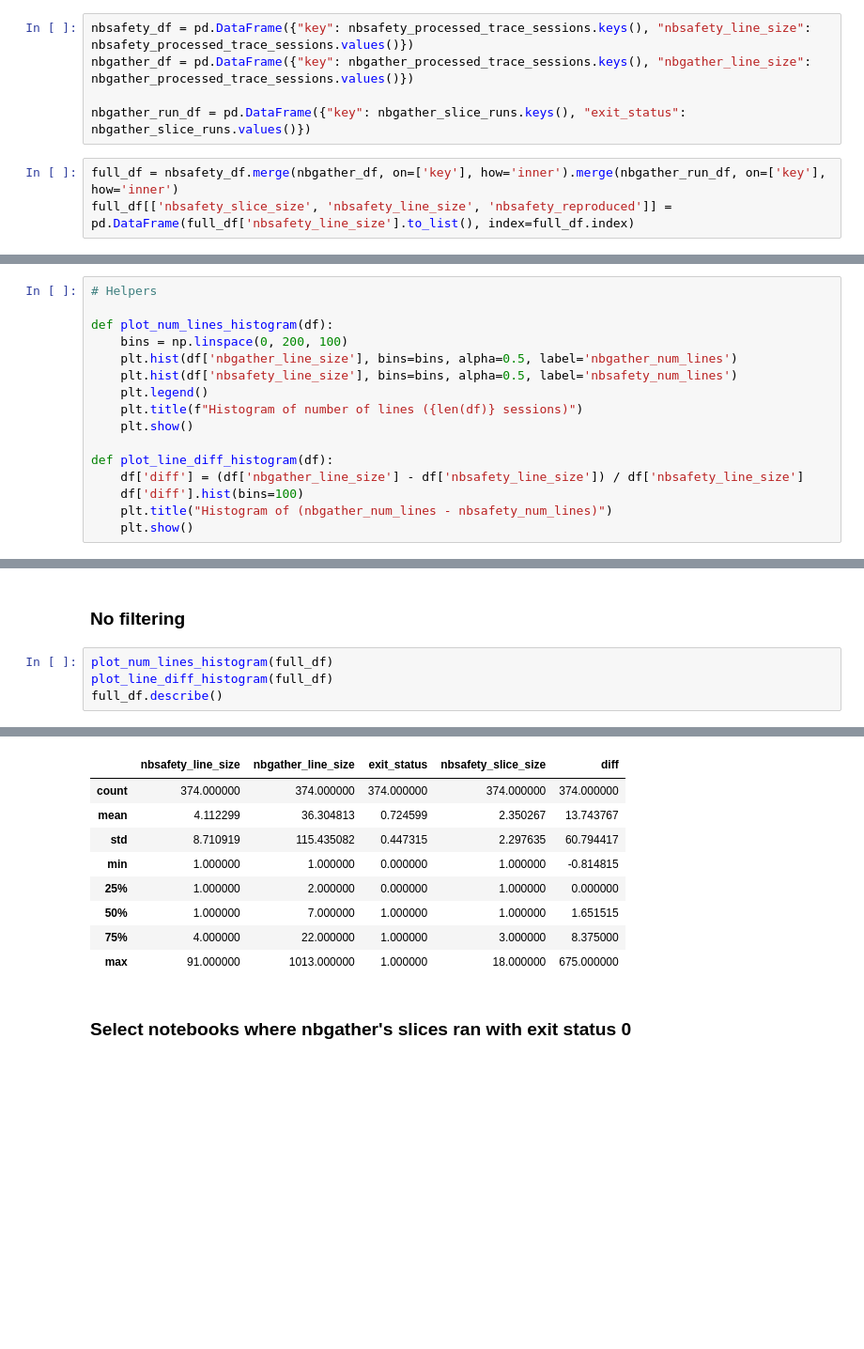
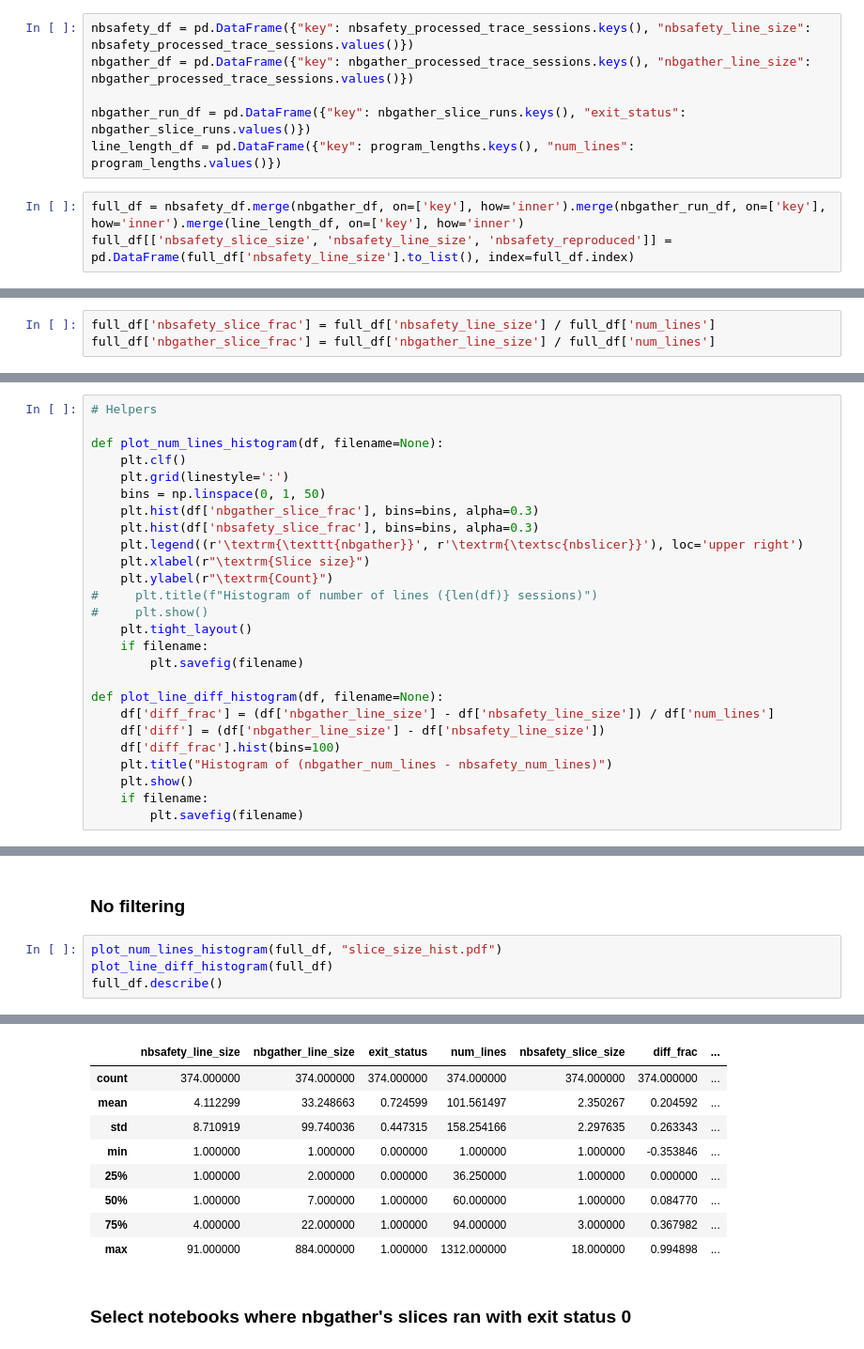
Before and after one commit to shreyashankar/nbsafety-experiments, a Jupyter notebook: notebooks/compare.ipynb, the cells around one changed output, grey strips where cells are left out. Shown at 94% size. Cells and saved outputs as stored; diff of their text form; blank space fills up the shorter version.

```diff
--- a/notebooks/compare.ipynb
+++ b/notebooks/compare.ipynb
@@ -71,6 +113,7 @@ nbsafety_df = pd.DataFrame({"key": nbsafety_processed_trace_sessions.keys(), "nb
 nbgather_df = pd.DataFrame({"key": nbgather_processed_trace_sessions.keys(), "nbgather_line_size": nbgather_processed_trace_sessions.values()})
 
 nbgather_run_df = pd.DataFrame({"key": nbgather_slice_runs.keys(), "exit_status": nbgather_slice_runs.values()})
+line_length_df = pd.DataFrame({"key": program_lengths.keys(), "num_lines": program_lengths.values()})
 # %%
-full_df = nbsafety_df.merge(nbgather_df, on=['key'], how='inner').merge(nbgather_run_df, on=['key'], how='inner')
+full_df = nbsafety_df.merge(nbgather_df, on=['key'], how='inner').merge(nbgather_run_df, on=['key'], how='inner').merge(line_length_df, on=['key'], how='inner')
 full_df[['nbsafety_slice_size', 'nbsafety_line_size', 'nbsafety_reproduced']] = pd.DataFrame(full_df['nbsafety_line_size'].to_list(), index=full_df.index)
@@ -95,18 +124,31 @@ full_df
+# %%
+full_df['nbsafety_slice_frac'] = full_df['nbsafety_line_size'] / full_df['num_lines']
+full_df['nbgather_slice_frac'] = full_df['nbgather_line_size'] / full_df['num_lines']
 # %% [markdown]
 ## Subset dataframes based on various criteria
 # %%
 # Helpers
 
-def plot_num_lines_histogram(df):
-    bins = np.linspace(0, 200, 100)
-    plt.hist(df['nbgather_line_size'], bins=bins, alpha=0.5, label='nbgather_num_lines')
-    plt.hist(df['nbsafety_line_size'], bins=bins, alpha=0.5, label='nbsafety_num_lines')
-    plt.legend()
-    plt.title(f"Histogram of number of lines ({len(df)} sessions)")
-    plt.show()
+def plot_num_lines_histogram(df, filename=None):
+    plt.clf()
+    plt.grid(linestyle=':')
+    bins = np.linspace(0, 1, 50)
+    plt.hist(df['nbgather_slice_frac'], bins=bins, alpha=0.3)
+    plt.hist(df['nbsafety_slice_frac'], bins=bins, alpha=0.3)
+    plt.legend((r'\textrm{\texttt{nbgather}}', r'\textrm{\textsc{nbslicer}}'), loc='upper right')
+    plt.xlabel(r"\textrm{Slice size}")
+    plt.ylabel(r"\textrm{Count}")
+#     plt.title(f"Histogram of number of lines ({len(df)} sessions)")
+#     plt.show()
+    plt.tight_layout()
+    if filename:
+        plt.savefig(filename)
 
-def plot_line_diff_histogram(df):
-    df['diff'] = (df['nbgather_line_size'] - df['nbsafety_line_size']) / df['nbsafety_line_size']
-    df['diff'].hist(bins=100)
+def plot_line_diff_histogram(df, filename=None):
+    df['diff_frac'] = (df['nbgather_line_size'] - df['nbsafety_line_size']) / df['num_lines']
+    df['diff'] = (df['nbgather_line_size'] - df['nbsafety_line_size'])
+    df['diff_frac'].hist(bins=100)
     plt.title("Histogram of (nbgather_num_lines - nbsafety_num_lines)")
     plt.show()
+    if filename:
+        plt.savefig(filename)
@@ -113,7 +163,7 @@ def plot_line_diff_histogram(df):
 # %% [markdown]
 ### No filtering
 # %%
-plot_num_lines_histogram(full_df)
+plot_num_lines_histogram(full_df, "slice_size_hist.pdf")
 plot_line_diff_histogram(full_df)
 full_df.describe()
 # %% [output]
@@ -122,12 +170,12 @@ full_df.describe()
-|  | nbsafety_line_size | nbgather_line_size | exit_status | nbsafety_slice_size | diff |
-| count | 374.000000 | 374.000000 | 374.000000 | 374.000000 | 374.000000 |
-| mean | 4.112299 | 36.304813 | 0.724599 | 2.350267 | 13.743767 |
-| std | 8.710919 | 115.435082 | 0.447315 | 2.297635 | 60.794417 |
-| min | 1.000000 | 1.000000 | 0.000000 | 1.000000 | -0.814815 |
-| 25% | 1.000000 | 2.000000 | 0.000000 | 1.000000 | 0.000000 |
-| 50% | 1.000000 | 7.000000 | 1.000000 | 1.000000 | 1.651515 |
-| 75% | 4.000000 | 22.000000 | 1.000000 | 3.000000 | 8.375000 |
-| max | 91.000000 | 1013.000000 | 1.000000 | 18.000000 | 675.000000 |
+|  | nbsafety_line_size | nbgather_line_size | exit_status | num_lines | nbsafety_slice_size | diff_frac | ... |
+| count | 374.000000 | 374.000000 | 374.000000 | 374.000000 | 374.000000 | 374.000000 | ... |
+| mean | 4.112299 | 33.248663 | 0.724599 | 101.561497 | 2.350267 | 0.204592 | ... |
+| std | 8.710919 | 99.740036 | 0.447315 | 158.254166 | 2.297635 | 0.263343 | ... |
+| min | 1.000000 | 1.000000 | 0.000000 | 1.000000 | 1.000000 | -0.353846 | ... |
+| 25% | 1.000000 | 2.000000 | 0.000000 | 36.250000 | 1.000000 | 0.000000 | ... |
+| 50% | 1.000000 | 7.000000 | 1.000000 | 60.000000 | 1.000000 | 0.084770 | ... |
+| 75% | 4.000000 | 22.000000 | 1.000000 | 94.000000 | 3.000000 | 0.367982 | ... |
+| max | 91.000000 | 884.000000 | 1.000000 | 1312.000000 | 18.000000 | 0.994898 | ... |
 # %% [markdown]
 ### Select notebooks where nbgather's slices ran with exit status 0
 # %%
```
Also changed, not shown: parts of 11 cells of this notebook, 50 other files.
